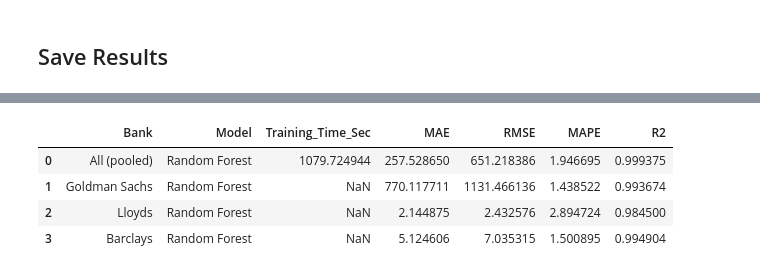
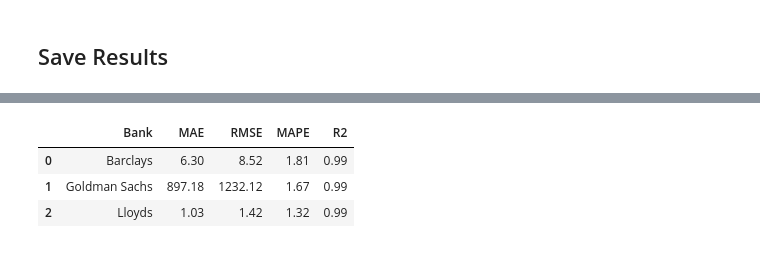
Before and after one commit to Vaibhavkrishna2001/Financial-Time-Series-Analytics, a Jupyter notebook: Codes/Random_Forest_model.ipynb, the cells around one changed output, grey strips where cells are left out. Cells and saved outputs as stored; diff of their text form; code cells hidden in the pictures.

```diff
--- a/Codes/Random_Forest_model.ipynb
+++ b/Codes/Random_Forest_model.ipynb
@@ -167,13 +475,15 @@ Pooled (all 3 banks, mixed currency scale):
 # %%
 per_bank_results = []
 
-for bank_name in bank_test.unique():
-    mask = (bank_test == bank_name).values
-    m = evaluate(y_test_close[mask], rf_pred_close[mask])
-    m['Bank'] = bank_name
-    per_bank_results.append(m)
+for bank_name in sorted(bank_test.unique()):
+    mask = bank_test.to_numpy() == bank_name
+    metrics = evaluate(y_test_close.to_numpy()[mask], rf_pred_close[mask])
+    metrics["Bank"] = bank_name
+    per_bank_results.append(metrics)
 
-per_bank_df = pd.DataFrame(per_bank_results)[['Bank', 'MAE', 'RMSE', 'MAPE', 'R2']]
-per_bank_df
+per_bank_df = pd.DataFrame(per_bank_results)[
+    ["Bank", "MAE", "RMSE", "MAPE", "R2"]
+]
+per_bank_df.round(2)
 # %% [output]
 |  | Bank | MAE | RMSE | MAPE | R2 |
@@ -225,17 +758,64 @@ plt.show()
 # %% [markdown]
 ## Save Results
 # %%
-summary_rows = [{'Bank': 'All (pooled)', 'Model': 'Random Forest',
-                 'Training_Time_Sec': training_time, **pooled_metrics}]
+summary_rows = [{
+    "Bank": "All (pooled; supplementary)", "Model": "Random Forest",
+    "Training_Time_Sec": training_time, **pooled_metrics
+}]
 
 for row in per_bank_results:
-    summary_rows.append({'Bank': row['Bank'], 'Model': 'Random Forest',
-                          'Training_Time_Sec': None,
-                          'MAE': row['MAE'], 'RMSE': row['RMSE'],
-                          'MAPE': row['MAPE'], 'R2': row['R2']})
+    summary_rows.append({
+        "Bank": row["Bank"], "Model": "Random Forest", "Training_Time_Sec": None,
+        "MAE": row["MAE"], "RMSE": row["RMSE"], "MAPE": row["MAPE"], "R2": row["R2"]
+    })
 
 rf_results_summary = pd.DataFrame(summary_rows)
-rf_results_summary.to_csv('random_forest_results_summary.csv', index=False)
-print('Saved random_forest_results_summary.csv')
-rf_results_summary
+
+# Keep full precision in the in-memory metrics for calculations. Create
+# two-decimal report-facing copies for all tables and CSV exports.
+def round_report_table(frame):
+    out = frame.copy()
+    numeric = out.select_dtypes(include=[np.number]).columns
+    out[numeric] = out[numeric].round(2)
+    return out
+
+rf_results_summary_report = round_report_table(rf_results_summary)
+per_bank_report = round_report_table(per_bank_df)
+permutation_importance_report = round_report_table(permutation_importance_df)
+baseline_comparison_report = round_report_table(baseline_comparison_df)
+
+# Tuning metadata is also formatted consistently for reporting.
+tuning_metadata = pd.DataFrame([{
+    "Tuning_Objective": "Macro-average normalized MAE across banks",
+    "CV_Splits": len(cv_splits),
+    "CV_Score_Normalized_MAE": -rf_search.best_score_,
+    **{f"Best_{k}": v for k, v in rf_search.best_params_.items()}
+}])
+tuning_metadata_report = round_report_table(tuning_metadata)
+
+rf_results_summary_report.to_csv("random_forest_results_summary.csv", index=False)
+per_bank_report.to_csv("random_forest_per_bank_metrics.csv", index=False)
+permutation_importance_report.to_csv("random_forest_permutation_importance.csv", index=False)
+baseline_comparison_report.to_csv("random_forest_persistence_comparison.csv", index=False)
+tuning_metadata_report.to_csv("random_forest_tuning_metadata.csv", index=False)
+
+print("Saved report-facing CSV files (numeric values rounded to 2 decimal places):")
+for filename in [
+    "random_forest_results_summary.csv",
+    "random_forest_per_bank_metrics.csv",
+    "random_forest_permutation_importance.csv",
+    "random_forest_persistence_comparison.csv",
+    "random_forest_tuning_metadata.csv",
+    "random_forest_daily_return_correlation.csv",
+]:
+    print(" -", filename)
+
+print("\nPer-bank results (primary comparison):")
+display(per_bank_report)
+print("\nPersistence comparison by bank:")
+display(baseline_comparison_report)
+print("\nBest hyperparameters and tuning score:")
+display(tuning_metadata_report)
+print("\nPooled metrics (supplementary only; not used to rank banks):")
+display(rf_results_summary_report.iloc[[0]])
 # %% [output]
@@ -243,5 +831,4 @@ Saved random_forest_results_summary.csv
-|  | Bank | Model | Training_Time_Sec | MAE | RMSE | MAPE | R2 |
-| 0 | All (pooled) | Random Forest | 1079.724944 | 257.528650 | 651.218386 | 1.946695 | 0.999375 |
-| 1 | Goldman Sachs | Random Forest | NaN | 770.117711 | 1131.466136 | 1.438522 | 0.993674 |
-| 2 | Lloyds | Random Forest | NaN | 2.144875 | 2.432576 | 2.894724 | 0.984500 |
-| 3 | Barclays | Random Forest | NaN | 5.124606 | 7.035315 | 1.500895 | 0.994904 |
+|  | Bank | MAE | RMSE | MAPE | R2 |
+| 0 | Barclays | 6.30 | 8.52 | 1.81 | 0.99 |
+| 1 | Goldman Sachs | 897.18 | 1232.12 | 1.67 | 0.99 |
+| 2 | Lloyds | 1.03 | 1.42 | 1.32 | 0.99 |
```
Also changed, not shown: parts of 27 cells of this notebook, 5 other files.
